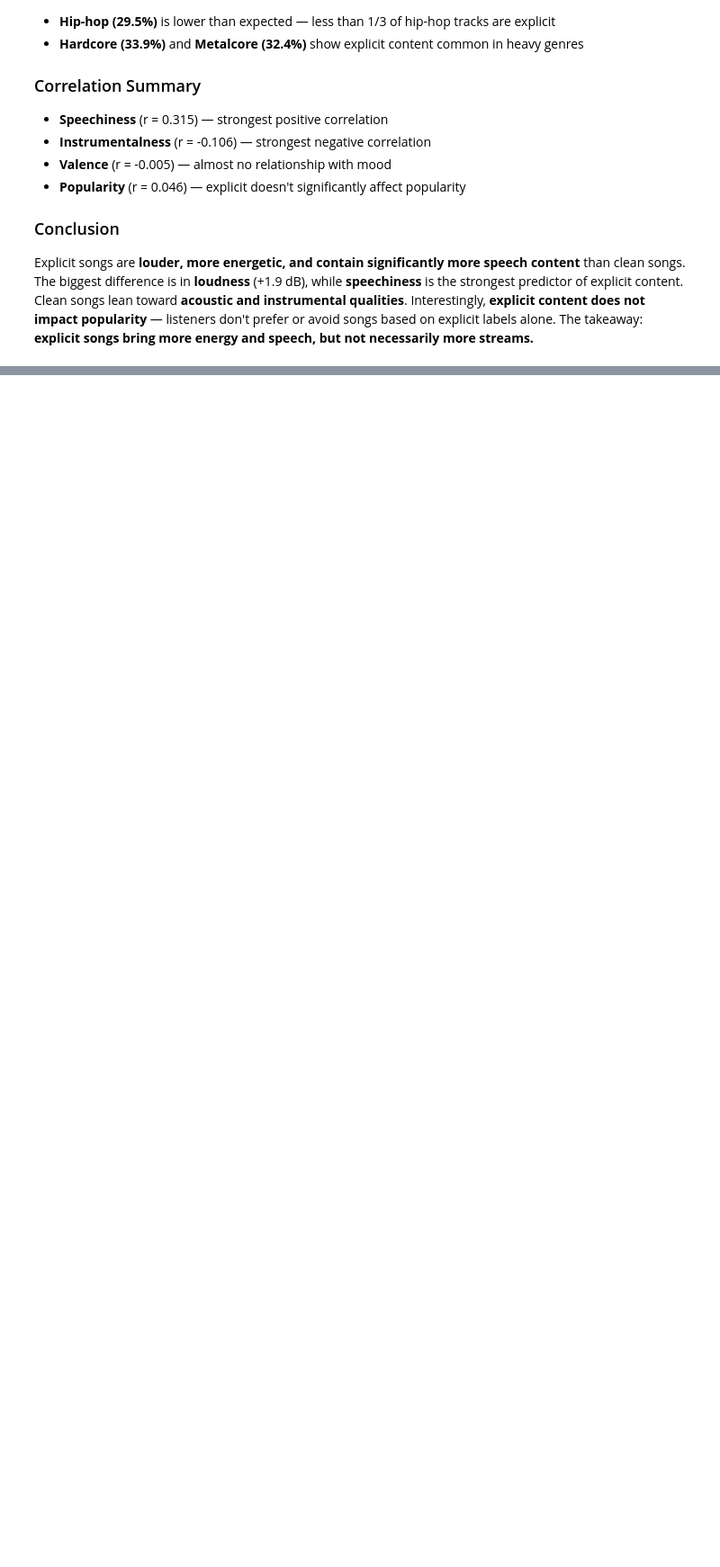
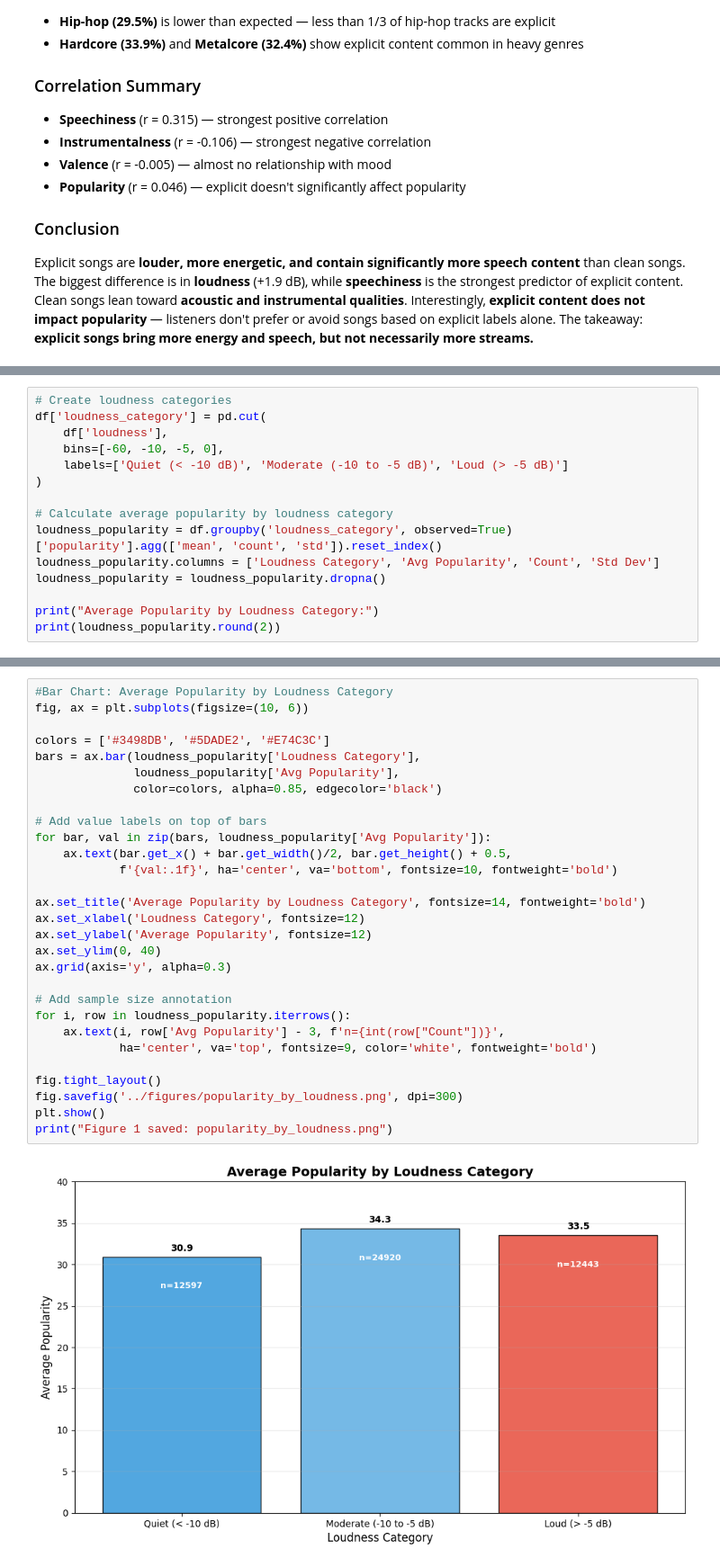
Before and after one commit to Dhumo986/cis4930-sp26-project-group-04, a Jupyter notebook: notebooks/question.ipynb, the cells around one changed output, grey strips where cells are left out. Shown at 90% size. Cells and saved outputs as stored; diff of their text form; blank space fills up the shorter version.

```diff
--- a/notebooks/question.ipynb
+++ b/notebooks/question.ipynb
@@ -696,0 +711,15 @@ Explicit songs are **louder, more energetic, and contain significantly more spee
+# %%
+# Create loudness categories
+df['loudness_category'] = pd.cut(
+    df['loudness'],
+    bins=[-60, -10, -5, 0],
+    labels=['Quiet (< -10 dB)', 'Moderate (-10 to -5 dB)', 'Loud (> -5 dB)']
+)
+
+# Calculate average popularity by loudness category
+loudness_popularity = df.groupby('loudness_category', observed=True)['popularity'].agg(['mean', 'count', 'std']).reset_index()
+loudness_popularity.columns = ['Loudness Category', 'Avg Popularity', 'Count', 'Std Dev']
+loudness_popularity = loudness_popularity.dropna()
+
+print("Average Popularity by Loudness Category:")
+print(loudness_popularity.round(2))
@@ -696,0 +732,31 @@ Explicit songs are **louder, more energetic, and contain significantly more spee
+# %%
+#Bar Chart: Average Popularity by Loudness Category
+fig, ax = plt.subplots(figsize=(10, 6))
+
+colors = ['#3498DB', '#5DADE2', '#E74C3C']
+bars = ax.bar(loudness_popularity['Loudness Category'],
+              loudness_popularity['Avg Popularity'],
+              color=colors, alpha=0.85, edgecolor='black')
+
+# Add value labels on top of bars
+for bar, val in zip(bars, loudness_popularity['Avg Popularity']):
+    ax.text(bar.get_x() + bar.get_width()/2, bar.get_height() + 0.5,
+            f'{val:.1f}', ha='center', va='bottom', fontsize=10, fontweight='bold')
+
+ax.set_title('Average Popularity by Loudness Category', fontsize=14, fontweight='bold')
+ax.set_xlabel('Loudness Category', fontsize=12)
+ax.set_ylabel('Average Popularity', fontsize=12)
+ax.set_ylim(0, 40)
+ax.grid(axis='y', alpha=0.3)
+
+# Add sample size annotation
+for i, row in loudness_popularity.iterrows():
+    ax.text(i, row['Avg Popularity'] - 3, f'n={int(row["Count"])}',
+            ha='center', va='top', fontsize=9, color='white', fontweight='bold')
+
+fig.tight_layout()
+fig.savefig('../figures/popularity_by_loudness.png', dpi=300)
+plt.show()
+print("Figure 1 saved: popularity_by_loudness.png")
+# %% [output]
+[figure, added]
```
Also changed, not shown: parts of 7 cells of this notebook, 2 other files.
